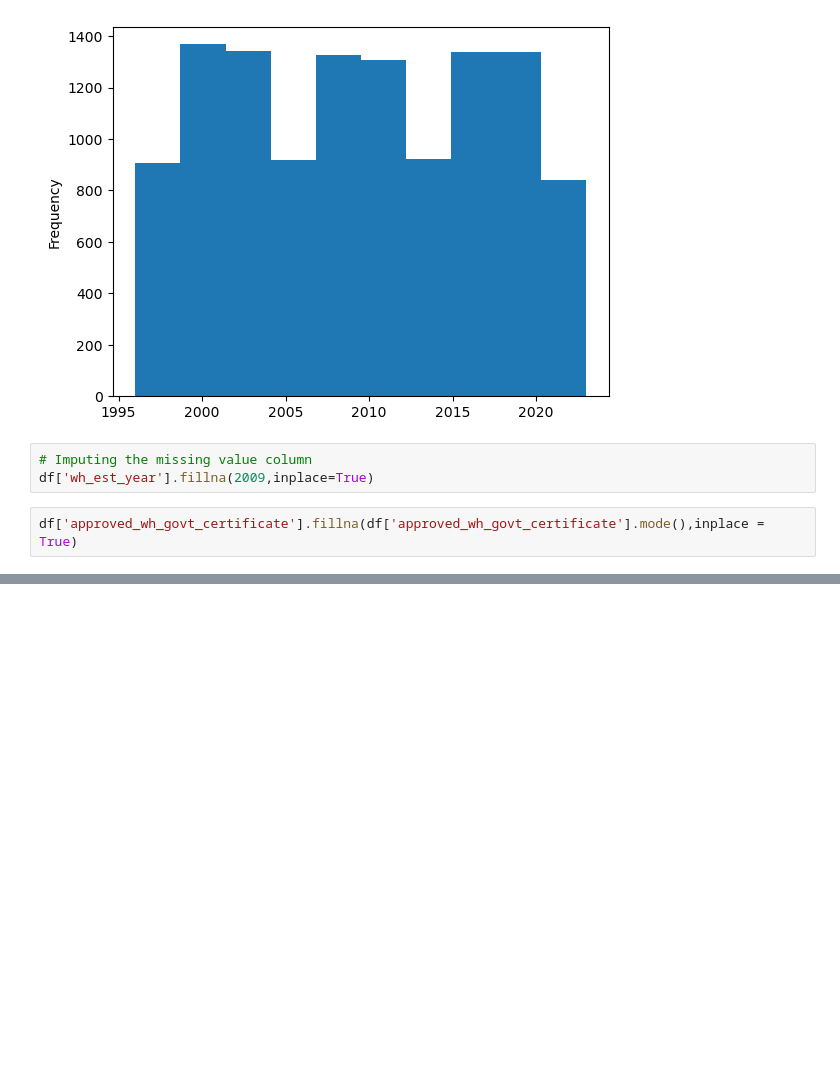
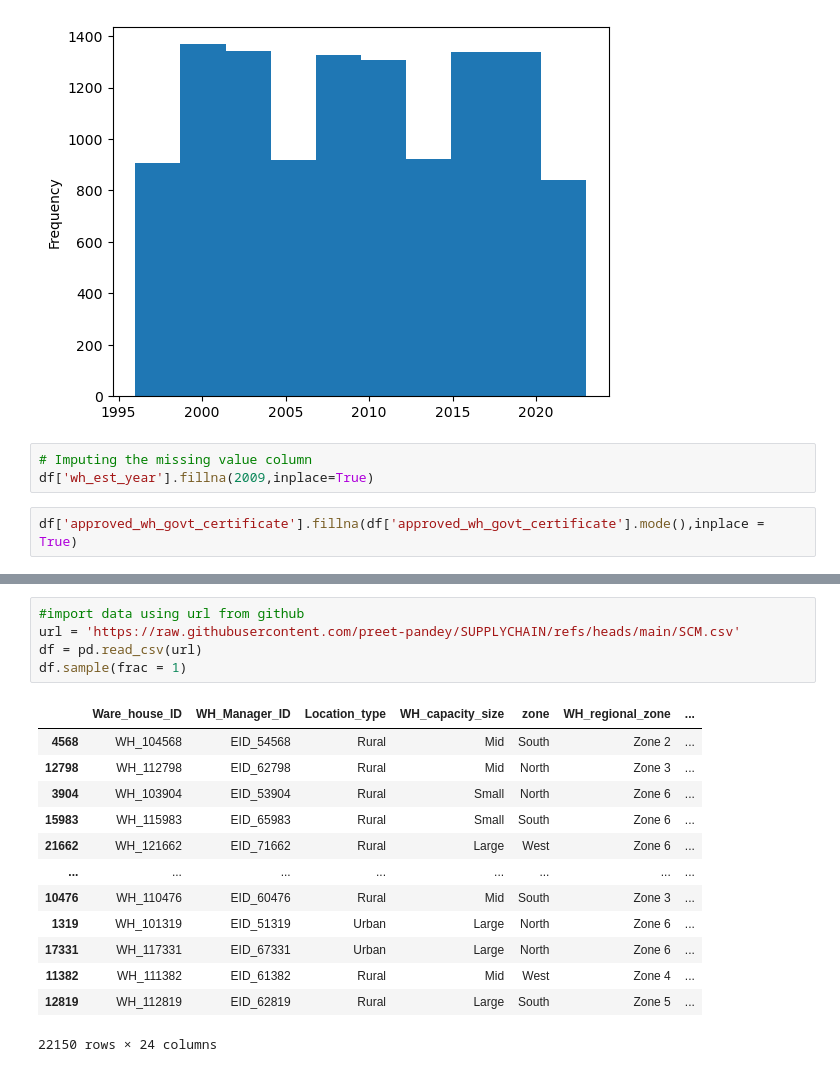
Before and after one commit to rajpande2151/SUPPLYCHAIN, a Jupyter notebook: model.ipynb, the cells around one changed output, grey strips where cells are left out. Drawn from its saved outputs; the diff is of its cells as text; blank space fills up the shorter version.

```diff
--- a/model.ipynb
+++ b/model.ipynb
@@ -138,0 +151,19 @@ df['approved_wh_govt_certificate'].fillna(df['approved_wh_govt_certificate'].mod
+# %%
+#import data using url from github
+url = 'https://raw.githubusercontent.com/preet-pandey/SUPPLYCHAIN/refs/heads/main/SCM.csv'
+df = pd.read_csv(url)
+df.sample(frac = 1)
+# %% [output]
+|  | Ware_house_ID | WH_Manager_ID | Location_type | WH_capacity_size | zone | WH_regional_zone | ... |
+| 4568 | WH_104568 | EID_54568 | Rural | Mid | South | Zone 2 | ... |
+| 12798 | WH_112798 | EID_62798 | Rural | Mid | North | Zone 3 | ... |
+| 3904 | WH_103904 | EID_53904 | Rural | Small | North | Zone 6 | ... |
+| 15983 | WH_115983 | EID_65983 | Rural | Small | South | Zone 6 | ... |
+| 21662 | WH_121662 | EID_71662 | Rural | Large | West | Zone 6 | ... |
+| ... | ... | ... | ... | ... | ... | ... | ... |
+| 10476 | WH_110476 | EID_60476 | Rural | Mid | South | Zone 3 | ... |
+| 1319 | WH_101319 | EID_51319 | Urban | Large | North | Zone 6 | ... |
+| 17331 | WH_117331 | EID_67331 | Urban | Large | North | Zone 6 | ... |
+| 11382 | WH_111382 | EID_61382 | Rural | Mid | West | Zone 4 | ... |
+| 12819 | WH_112819 | EID_62819 | Rural | Large | South | Zone 5 | ... |
+22150 rows × 24 columns
```
Also changed, not shown: parts of 39 cells of this notebook, 4 other files.
